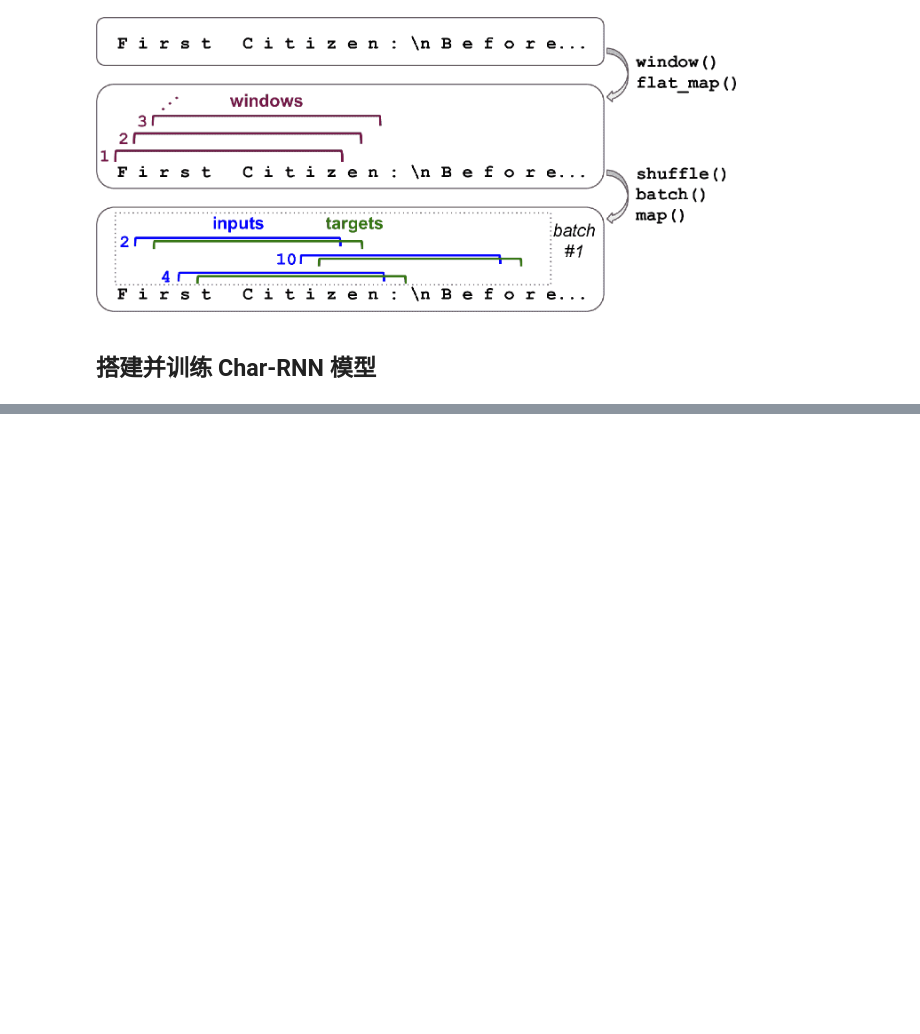
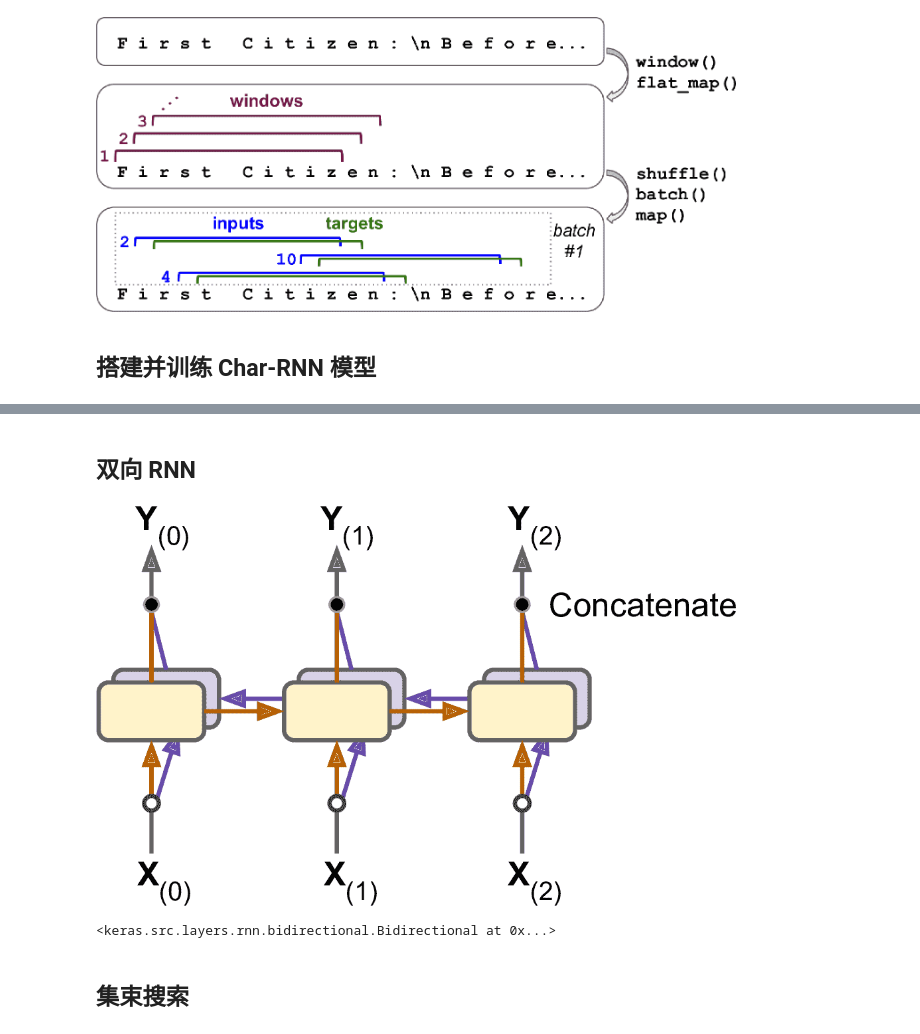
Before and after one commit to binlanguage/mln, a Jupyter notebook: 16_nlp_with_rnns_and_attention.ipynb, the cells around one changed output, grey strips where cells are left out. Saved outputs shown, nothing was run; the diff lists cells and outputs as text; code cells hidden in the pictures; blank space fills up the shorter version.

```diff
--- a/16_nlp_with_rnns_and_attention.ipynb
+++ b/16_nlp_with_rnns_and_attention.ipynb
@@ -86,0 +173,14 @@ Epoch 1/20
+# %% [markdown]
+## 双向 RNN
+# %%
+display.Image("https://hands1ml.apachecn.org/img/498e45d619e08c8fc7acff449bfb27de.png",width=640)
+# %% [output]
+[figure, added]
+# %%
+#在keras.layers.Bidirectional层中包一个循环层,双向GRU
+#该GRU层有 10 个神经元，Bidirectional层在每个时间步会输出 20 个值
+keras.layers.Bidirectional(keras.layers.GRU(10, return_sequences=True))
+# %% [output]
+<keras.src.layers.rnn.bidirectional.Bidirectional at 0x...>
+# %% [markdown]
+## 集束搜索
```
Also changed, not shown: parts of 11 cells of this notebook.
